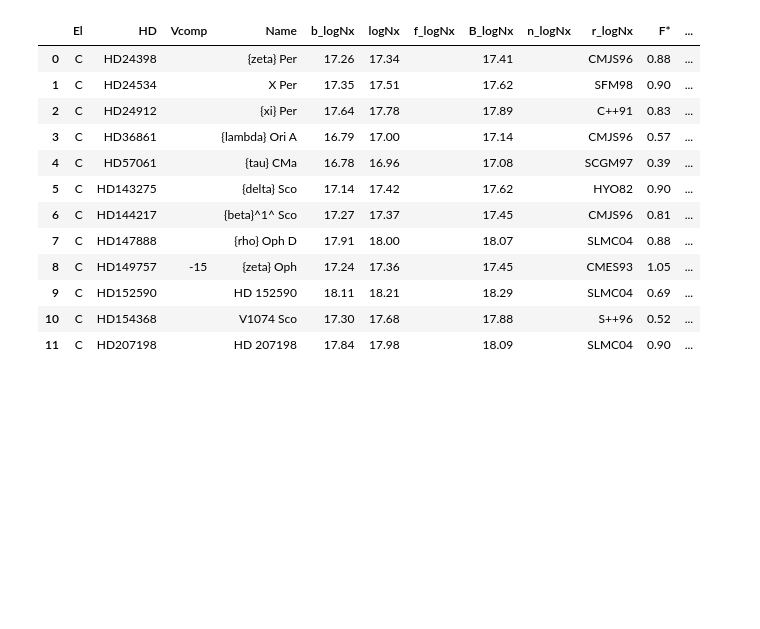
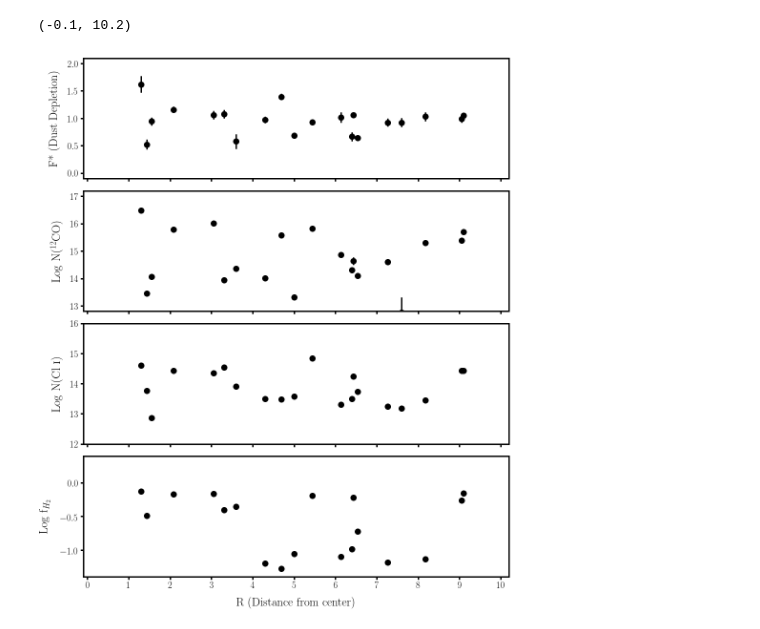
Before and after one commit to codydirks/PGCC_HST, a Jupyter notebook: DustDepletions.ipynb, the cells around one changed output. Cells and saved outputs as stored; diff of their text form; code cells hidden in the pictures; blank space fills up the shorter version.

Commit message:
4/2/18 Main notebooks now updated to use thesis_tools package.

```diff
--- a/DustDepletions.ipynb
+++ b/DustDepletions.ipynb
@@ -30,7 +32,7 @@ with open('primary_sightlines.csv','rb') as csvfile:
 sl_data=thesis_tools.load_data(primary_sightlines)
 all_data=thesis_tools.load_results(sl_data)
 # %%
-# Gets sightline data listed in Jenkins Table 2
+# Gets sightline data listed in Jenkins09 Table 2
 sdcols=['logNHI','logNH2']
 sightline_data=pd.read_csv('jenkins_table2.csv').drop('n_logNHI',1)
 for col in sdcols:
@@ -39,17 +41,6 @@ sightline_data['Name']=pd.Series([x.strip() for x in sightline_data['Name']])
 sightline_data['HD']=pd.Series(['HD'+x.strip() for x in sightline_data['HD']])
 sightline_data[['logNHI','logNH2']]=sightline_data[['logNHI','logNH2']].apply(pd.to_numeric)
 sightline_data['N(H)']=np.log10(10**(sightline_data['logNHI'])+2*10**(sightline_data['logNH2']))
-
-# Adds CO column densities from Sheffer to sightline data if it exists
-#sightline_data['CO']=pd.Series(np.zeros(len(sightline_data)))
-#sheffer_co_h2=pd.read_csv('sheffer_co_h2.csv')
-#with open('sheffer_co_h2.csv','r') as myfile:
-#    for line in myfile:
-#        hd=line.split(',')[0]
-#        if hd in sightline_data['HD'].unique():
-#            idx=sightline_data.loc[sightline_data['HD']==hd].index.values[0]
-#            sightline_data.set_value(idx,'CO',float(line.split(',')[2]))
-
 
 sightline_data['E(B-V)']=pd.Series(np.array([-9.99]*len(sightline_data)))
 sightline_data['E(15-33)']=pd.Series(np.array([-9.99]*len(sightline_data)))
@@ -65,13 +56,13 @@ with open('jenkins_fuv_data.csv','r') as myfile:
                 sightline_data.set_value(idx,'E(15-33)',float(e15))
                 sightline_data.set_value(idx,'E(33-V)',float(e33))
 
-
-
+# Gets elemental depletion parameters from Jenkins09 Table 4
 epcols=['Ax','Bx','zx']
 element_params=pd.read_csv('jenkins_table4.csv')
 element_params[epcols]=element_params[epcols].apply(pd.to_numeric)
 element_params['El']=pd.Series([x.strip() for x in element_params['El']])
 
+# Gets F* values and related errors from Jenkins table 5
 fcols=['F*o','e_F*o']
 f_results=pd.read_csv('jenkins_table5.csv')
 f_results['HD']=pd.Series(['HD'+x.strip() for x in f_results['HD']])
@@ -79,6 +70,7 @@ for col in fcols:
     f_results[col]=pd.Series([x.strip() for x in f_results[col]])
 f_results[fcols]=f_results[fcols].apply(pd.to_numeric)
 
+# Gets all elemental abundances (column densities) from Jenkins09 Table 7
 edcols=['logNx','b_logNx','B_logNx','F*','[X/H]']
 element_data=pd.read_csv('jenkins_table7.csv')
 for col in edcols:
@@ -89,6 +81,7 @@ element_data['HD']=pd.Series(['HD'+x.strip() for x in element_data['HD']])
 element_data=element_data[[(x in sightline_data['Name'].values) for x in element_data['Name'].values]]
 element_data[edcols]=element_data[edcols].apply(pd.to_numeric)
 
+# Adds CO data for appropriate sightlines as new entries in the elemental data table
 with open('sheffer_co_h2.csv','r') as myfile:
     next(myfile) # Skips first header line
     for line in myfile:
@@ -98,9 +91,13 @@ with open('sheffer_co_h2.csv','r') as myfile:
         empty['HD']=hd
         empty['logNx']=float(line.split(',')[2])
         element_data=element_data.append(empty,ignore_index=True)
-        #if hd in element['HD'].unique():
-        #    idx=sightline_data.loc[sightline_data['HD']==hd].index.values[0]
-        #    sightline_data.set_value(idx,'CO',float(line.split(',')[2]))
 
-#element_data=pd.pivot_table(element_data,index=['HD','El']).unstack()
+
+# Creates a DataFrame containing the C I fine-structure data from Jenkins&Tripp11
+jenkins_c_data=pd.read_csv('jenkins_c_table.txt',header=23)
+jenkins_c_data['C*']=np.log10(jenkins_c_data['f1']*jenkins_c_data['N(CIt)'])
+jenkins_c_data['C**']=np.log10(jenkins_c_data['f2']*jenkins_c_data['N(CIt)'])
+jenkins_c_data['C']=np.log10(jenkins_c_data['N(CIt)']-(jenkins_c_data['C*']+jenkins_c_data['C**']))
+jenkins_c_data=jenkins_c_data.rename(index=str, columns={"N(CIt)": "Ctot", "Name": "Sightline", "Vel":"Velocity"})
+jenkins_c_data=jenkins_c_data[['Sightline','Velocity','C','C*','C**','Ctot','f1','e_f1','f2','e_f2']]
 # %%
@@ -416,7 +353,7 @@ for sl in cut_data.groupby('Sightline'):
     for el2 in [y for y in els if y != el1]:
         if row[el2]>0:
             el2param=element_params[element_params['El']==el2].iloc[0]
-            f,f_err=get_f_star(el1param,el2param,row[el1],row[el2],row[el1+'_err'],row[el2+'_err'])
+            f,f_err=calc_f(el1param,el2param,row[el1],row[el2],row[el1+'_err'],row[el2+'_err'])
             f_vals=np.concatenate([f_vals,[f]])
             f_errs=np.concatenate([f_errs,[f_err]])
             #subplt.plot(row[x],f,marker='o',color=cols[els.index(el2)])
@@ -431,47 +368,34 @@ for sl in cut_data.groupby('Sightline'):
     subplt4.errorbar(row['R_dist'],np.log10(row['f_H2']),yerr=0,color='k',marker='o',markersize=12)
 
 subplt1.set_ylim(-0.1,2.1)
 subplt1.set_ylabel('F* (Dust Depletion)',fontsize=25,labelpad=15)
 majorLocator = MultipleLocator(0.5)
 subplt1.yaxis.set_major_locator(majorLocator)
 subplt1.tick_params(axis='y', which='major', labelsize=20)
 
 subplt2.set_ylim(12.8,17.2)
 subplt2.set_ylabel('Log N($^{12}$CO)',fontsize=25,labelpad=15)
 majorLocator = MultipleLocator(1.0)
 subplt2.yaxis.set_major_locator(majorLocator)
 subplt2.tick_params(axis='y', which='major', labelsize=20)
 
 subplt3.set_ylim(12,16)
 subplt3.set_ylabel('Log N(Cl \\textsc{i})',fontsize=25,labelpad=15)
 majorLocator = MultipleLocator(1.0)
 subplt3.yaxis.set_major_locator(majorLocator)
 subplt3.tick_params(axis='y', which='major', labelsize=20)
 
 subplt4.set_ylim(-1.4,0.4)
 subplt4.set_ylabel('Log f$_{H_{2}}$',fontsize=25,labelpad=15)
 subplt4.tick_params(axis='y', which='major', labelsize=20)
 
 majorLocator = MultipleLocator(1.0)
 subplt4.xaxis.set_major_locator(majorLocator)
 subplt4.tick_params(axis='x',which='major',labelsize=20)
 subplt4.set_xlabel('R (Distance from center)',fontsize=25,labelpad=15)
 subplt4.set_xlim(-0.1,10.2)
 
-plt.savefig('/Users/codydirks/Dropbox/Thesis/Thesis/figures/rdist_plots.png')
+#plt.savefig('/Users/codydirks/Dropbox/Thesis/Thesis/figures/rdist_plots.png')
+# %% [output]
+(-0.1, 10.2)
+[figure, added]
-# %%
-element_data[element_data['El']=='C']
-# %% [output]
-|  | El | HD | Vcomp | Name | b_logNx | logNx | f_logNx | B_logNx | n_logNx | r_logNx | F* | ... |
-| 0 | C | HD24398 |  | {zeta} Per | 17.26 | 17.34 |  | 17.41 |  | CMJS96 | 0.88 | ... |
-| 1 | C | HD24534 |  | X Per | 17.35 | 17.51 |  | 17.62 |  | SFM98 | 0.90 | ... |
-| 2 | C | HD24912 |  | {xi} Per | 17.64 | 17.78 |  | 17.89 |  | C++91 | 0.83 | ... |
-| 3 | C | HD36861 |  | {lambda} Ori A | 16.79 | 17.00 |  | 17.14 |  | CMJS96 | 0.57 | ... |
-| 4 | C | HD57061 |  | {tau} CMa | 16.78 | 16.96 |  | 17.08 |  | SCGM97 | 0.39 | ... |
-| 5 | C | HD143275 |  | {delta} Sco | 17.14 | 17.42 |  | 17.62 |  | HYO82 | 0.90 | ... |
-| 6 | C | HD144217 |  | {beta}^1^ Sco | 17.27 | 17.37 |  | 17.45 |  | CMJS96 | 0.81 | ... |
-| 7 | C | HD147888 |  | {rho} Oph D | 17.91 | 18.00 |  | 18.07 |  | SLMC04 | 0.88 | ... |
-| 8 | C | HD149757 | -15 | {zeta} Oph | 17.24 | 17.36 |  | 17.45 |  | CMES93 | 1.05 | ... |
-| 9 | C | HD152590 |  | HD 152590 | 18.11 | 18.21 |  | 18.29 |  | SLMC04 | 0.69 | ... |
-| 10 | C | HD154368 |  | V1074 Sco | 17.30 | 17.68 |  | 17.88 |  | S++96 | 0.52 | ... |
-| 11 | C | HD207198 |  | HD 207198 | 17.84 | 17.98 |  | 18.09 |  | SLMC04 | 0.90 | ... |
```
Also changed, not shown: parts of 4 cells of this notebook, 2 other files.
